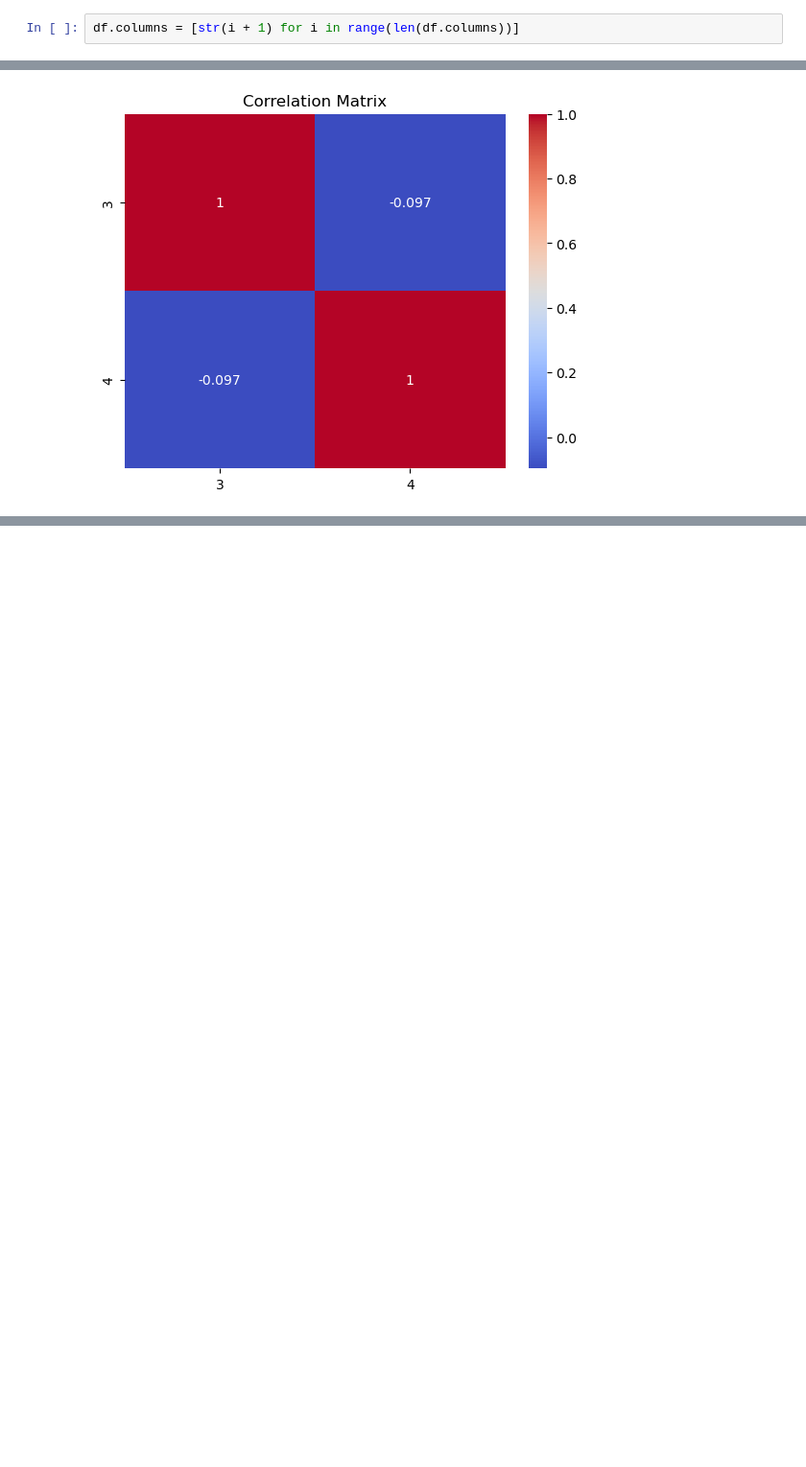
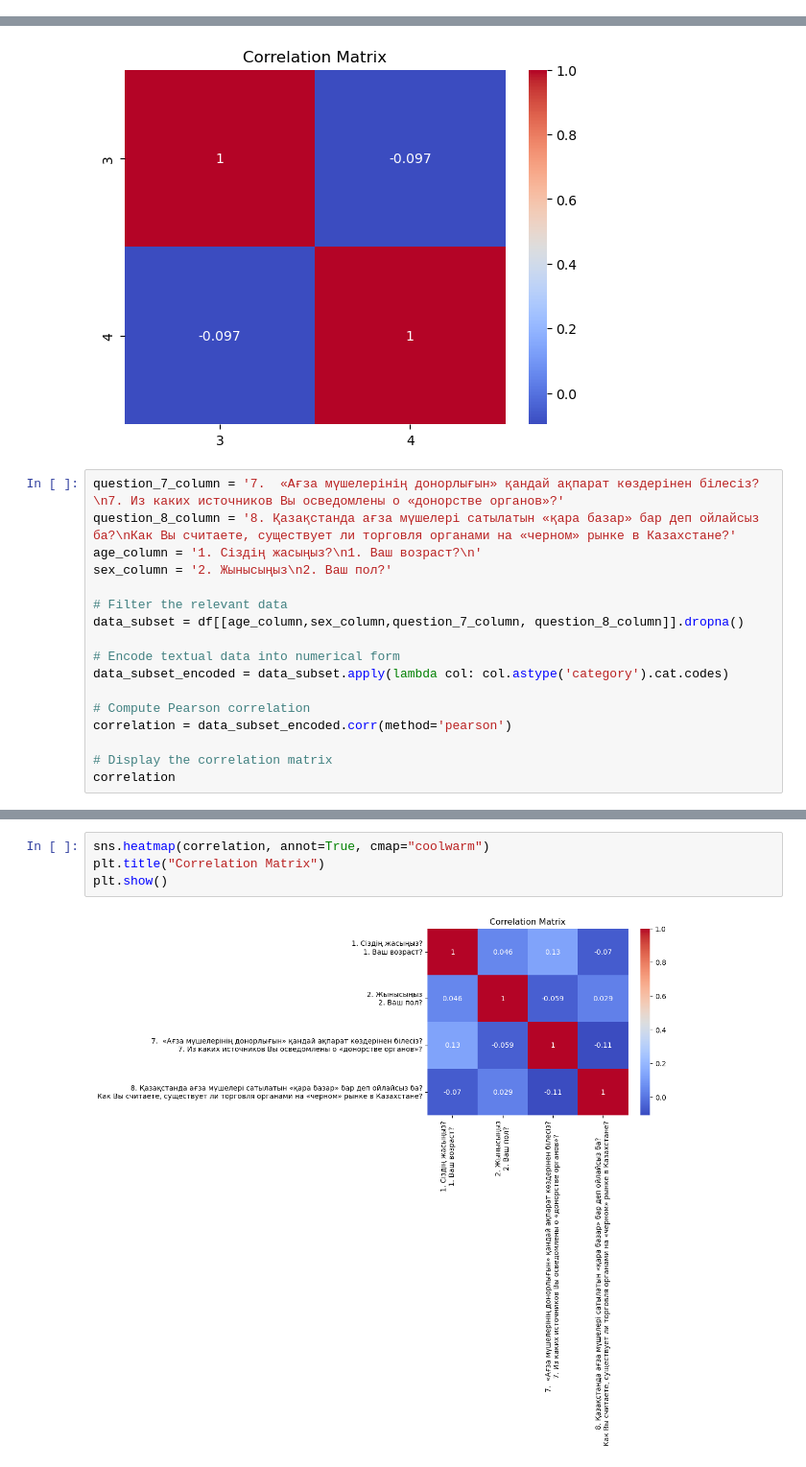
Before and after one commit to alinaskhan/Correlation-analysis, a Jupyter notebook: Analysis.ipynb, the cells around one changed output, grey strips where cells are left out. Shown at 96% size. Cells and saved outputs as stored; diff of their text form; blank space fills up the shorter version.

Commit message:
Correlation

```diff
--- a/Analysis.ipynb
+++ b/Analysis.ipynb
@@ -133,5 +134,3 @@ Passing `palette` without assigning `hue` is deprecated and will be removed in v
 
   sns.barplot(x=spd['Әлеуметтік статусы'], y=spd['Саны'], palette="viridis")
 [figure]
-# %%
-df.columns = [str(i + 1) for i in range(len(df.columns))]
@@ -237,3 +177,20 @@ plt.title("Correlation Matrix")
 plt.show()
 # %% [output]
 [figure]
+# %%
+question_7_column = '7.  «Ағза мүшелерінің донорлығын» қандай ақпарат көздерінен білесіз?\n7. Из каких источников Вы осведомлены о «донорстве органов»?'
+question_8_column = '8. Қазақстанда ағза мүшелері сатылатын «қара базар» бар деп ойлайсыз ба?\nКак Вы считаете, существует ли торговля органами на «черном» рынке в Казахстане?'
+age_column = '1. Сіздің жасыңыз?\n1. Ваш возраст?\n'
+sex_column = '2. Жынысыңыз\n2. Ваш пол?'
+
+# Filter the relevant data
+data_subset = df[[age_column,sex_column,question_7_column, question_8_column]].dropna()
+
+# Encode textual data into numerical form
+data_subset_encoded = data_subset.apply(lambda col: col.astype('category').cat.codes)
+
+# Compute Pearson correlation
+correlation = data_subset_encoded.corr(method='pearson')
+
+# Display the correlation matrix
+correlation
@@ -239,0 +203,6 @@ plt.show()
+# %%
+sns.heatmap(correlation, annot=True, cmap="coolwarm")
+plt.title("Correlation Matrix")
+plt.show()
+# %% [output]
+[figure, added]
```
Also changed, not shown: parts of 19 cells of this notebook, 4 other files.
